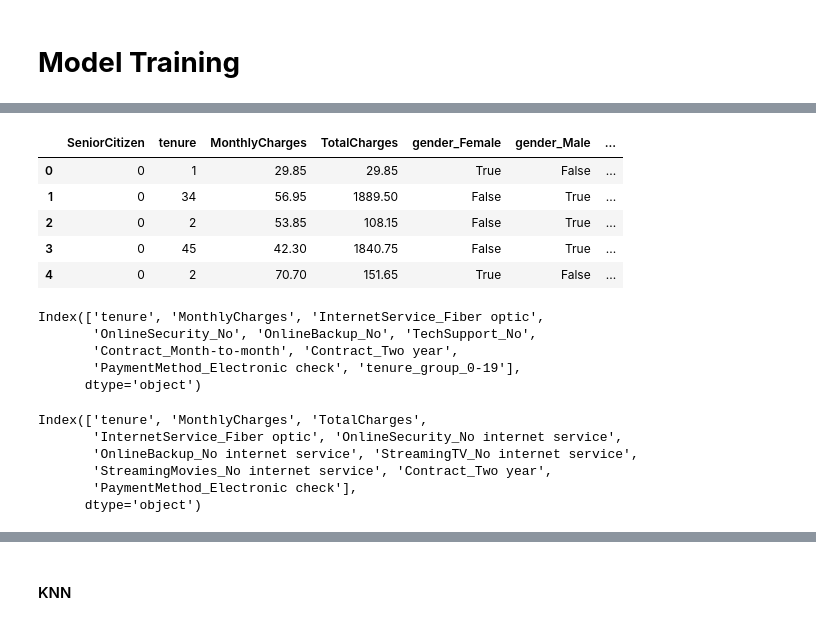
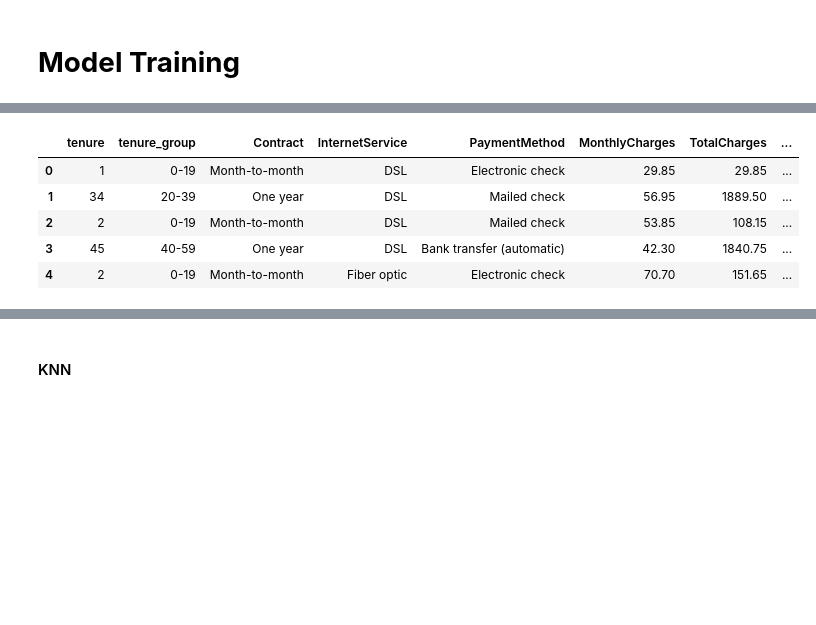
Before and after one commit to AdityaKumbhar21/Customer_Churn_Prediction, a Jupyter notebook: notebooks/02_Model_Training.ipynb, the cells around one changed output, grey strips where cells are left out. Cells and saved outputs as stored; diff of their text form; code cells hidden in the pictures; blank space fills up the shorter version.

```diff
--- a/notebooks/02_Model_Training.ipynb
+++ b/notebooks/02_Model_Training.ipynb
@@ -35,0 +63,10 @@ y_encoded = le.fit_transform(y)
+# %%
+final_df = df[['tenure','tenure_group','Contract','InternetService','PaymentMethod','MonthlyCharges','TotalCharges','OnlineBackup','Churn']]
+final_df.head()
+# %% [output]
+|  | tenure | tenure_group | Contract | InternetService | PaymentMethod | MonthlyCharges | TotalCharges | ... |
+| 0 | 1 | 0-19 | Month-to-month | DSL | Electronic check | 29.85 | 29.85 | ... |
+| 1 | 34 | 20-39 | One year | DSL | Mailed check | 56.95 | 1889.50 | ... |
+| 2 | 2 | 0-19 | Month-to-month | DSL | Mailed check | 53.85 | 108.15 | ... |
+| 3 | 45 | 40-59 | One year | DSL | Bank transfer (automatic) | 42.30 | 1840.75 | ... |
+| 4 | 2 | 0-19 | Month-to-month | Fiber optic | Electronic check | 70.70 | 151.65 | ... |
@@ -38,35 +79,0 @@ X_encoded2 = pd.get_dummies(X, drop_first=True)
-# %%
-X_encoded1.head()
-# %% [output]
-|  | SeniorCitizen | tenure | MonthlyCharges | TotalCharges | gender_Female | gender_Male | ... |
-| 0 | 0 | 1 | 29.85 | 29.85 | True | False | ... |
-| 1 | 0 | 34 | 56.95 | 1889.50 | False | True | ... |
-| 2 | 0 | 2 | 53.85 | 108.15 | False | True | ... |
-| 3 | 0 | 45 | 42.30 | 1840.75 | False | True | ... |
-| 4 | 0 | 2 | 70.70 | 151.65 | True | False | ... |
-# %%
-selector = SelectKBest(score_func=mutual_info_classif, k=10)
-X_selected = selector.fit_transform(X_encoded1, y_encoded)
-
-sel_col1 = X_encoded1.columns[selector.get_support()]
-X_selected1 = X_encoded1[sel_col1]
-sel_col1
-# %% [output]
-Index(['tenure', 'MonthlyCharges', 'InternetService_Fiber optic',
-       'OnlineSecurity_No', 'OnlineBackup_No', 'TechSupport_No',
-       'Contract_Month-to-month', 'Contract_Two year',
-       'PaymentMethod_Electronic check', 'tenure_group_0-19'],
-      dtype='object')
-# %%
-selector = SelectKBest(score_func=mutual_info_classif, k=10)
-X_selected = selector.fit_transform(X_encoded2, y_encoded)
-sel_col2 = X_encoded2.columns[selector.get_support()]
-X_selected2 = X_encoded2[sel_col2]
-sel_col2
-# %% [output]
-Index(['tenure', 'MonthlyCharges', 'TotalCharges',
-       'InternetService_Fiber optic', 'OnlineSecurity_No internet service',
-       'OnlineBackup_No internet service', 'StreamingTV_No internet service',
-       'StreamingMovies_No internet service', 'Contract_Two year',
-       'PaymentMethod_Electronic check'],
-      dtype='object')
```
Also changed, not shown: parts of 74 cells of this notebook, 7 other files.
